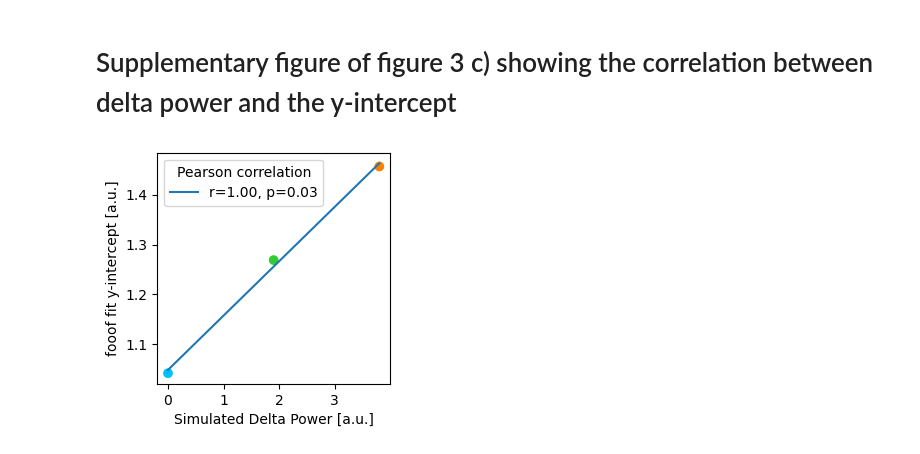
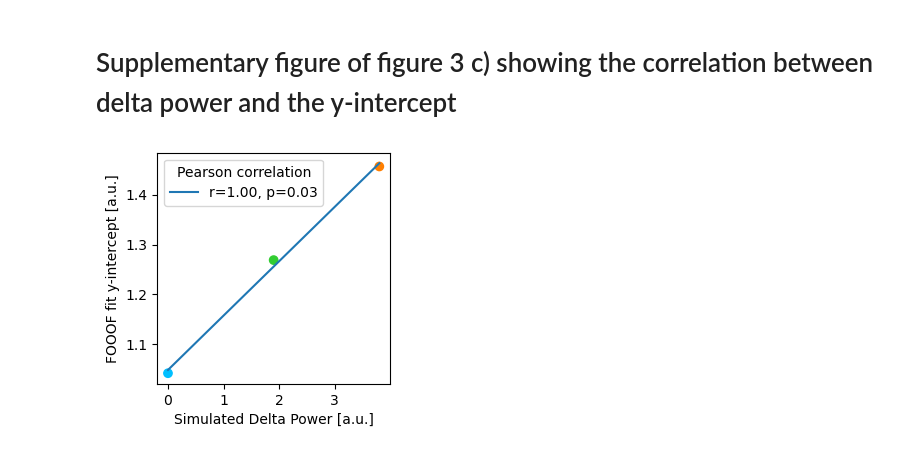
Before and after one commit to moritz-gerster/separating_periodic_from_aperiodic_PSDs, a Jupyter notebook: Fig3.ipynb, the cells around one changed output. Cells and saved outputs as stored; diff of their text form; code cells hidden in the pictures.

```diff
--- a/Fig3.ipynb
+++ b/Fig3.ipynb
@@ -582,28 +582,28 @@ plt.show()
 # %%
 mpl.rcParams.update(mpl.rcParamsDefault)
 
 y_intercepts = [fm_low.aperiodic_params_[0],
                 fm_med.aperiodic_params_[0],
                 fm_high.aperiodic_params_[0]]
 
 delta_power = [low_delta[1], med_delta[1], high_delta[1]]
 
 # Pearson
 r_corr, p_val = pearsonr(delta_power, y_intercepts)
 
 # Regression
 m, b = np.polyfit(delta_power, y_intercepts, 1)
 
 # Plot
 fig, ax = plt.subplots(1, 1, figsize=[3, 3])
 ax.scatter(delta_power, y_intercepts, c=[c_low, c_med, c_high])
 ax.plot(delta_power, m*np.array(delta_power) + b,
         label=f"r={r_corr:.2f}, p={p_val:.2f}")
 ax.set(xlabel="Simulated Delta Power [a.u.]",
-       ylabel="fooof fit y-intercept [a.u.]")
+       ylabel="FOOOF fit y-intercept [a.u.]")
 ax.legend(title="Pearson correlation")
 plt.savefig(fig_path + "Fig3_SuppC.png", dpi=1000, bbox_inches="tight")
 plt.savefig(fig_path + "Fig3_SuppC.pdf", bbox_inches="tight")
 plt.show()
 # %% [output]
-[figure, old version]
+[figure, new version]
```
Also changed, not shown: parts of 3 cells of this notebook, 5 other files.
